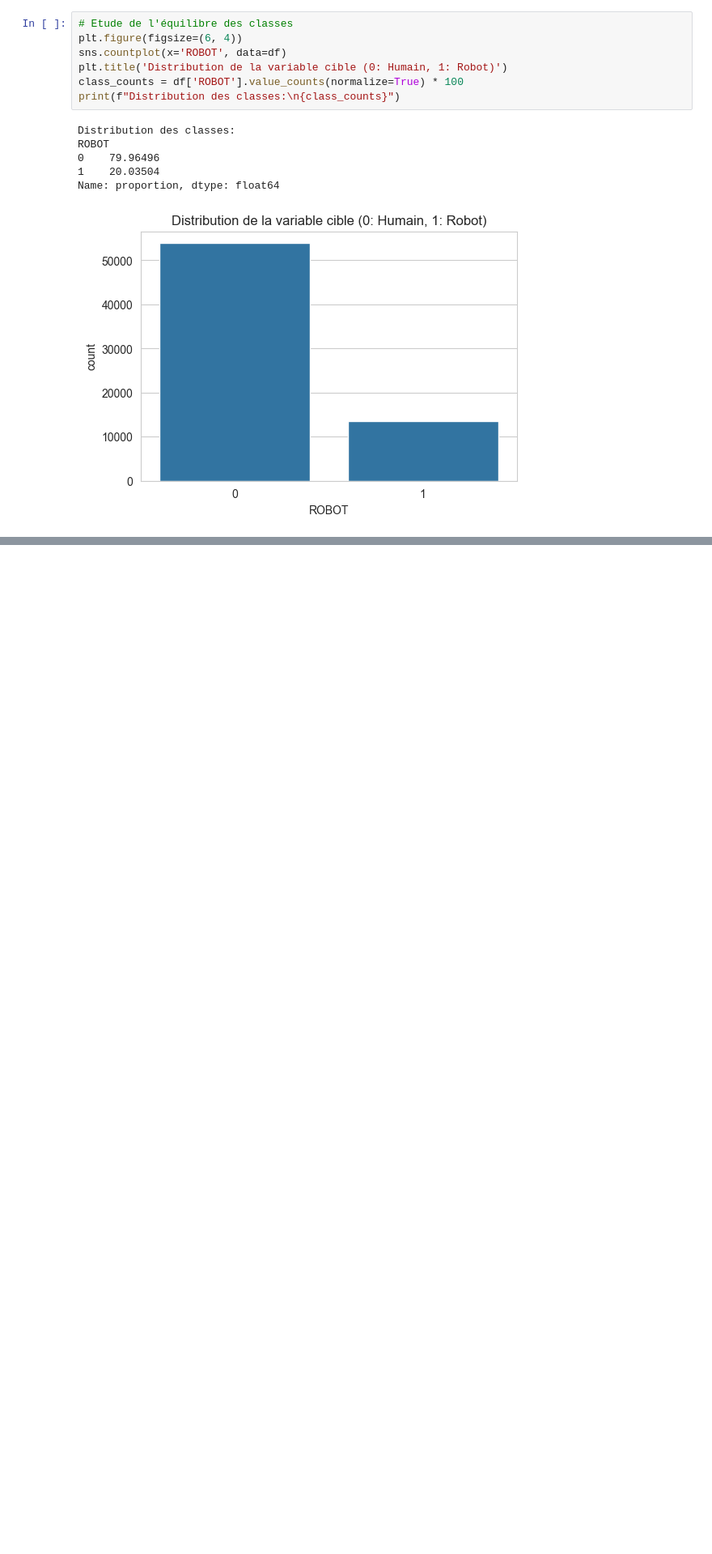
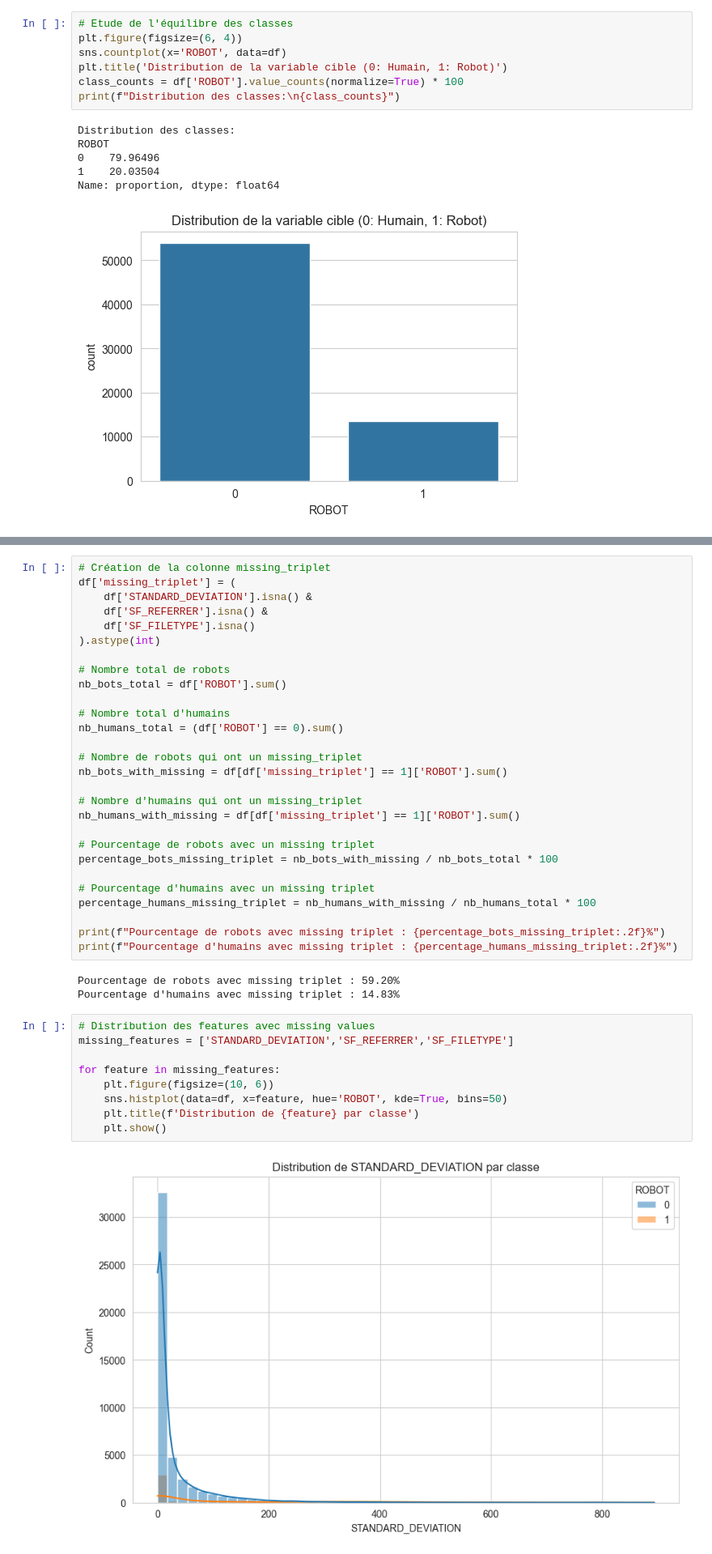
Before and after one commit to AlbinMorisseau/bot-detection, a Jupyter notebook: notebooks/EDA.ipynb, the cells around one changed output, grey strips where cells are left out. Shown at 81% size. Drawn from its saved outputs; the diff is of its cells as text; blank space fills up the shorter version.

```diff
--- a/notebooks/EDA.ipynb
+++ b/notebooks/EDA.ipynb
@@ -108,0 +139,42 @@ ValueError: could not convert string to float: 'obSnwGoBCue8G08E_WCX'
+# %%
+# Création de la colonne missing_triplet
+df['missing_triplet'] = (
+    df['STANDARD_DEVIATION'].isna() &
+    df['SF_REFERRER'].isna() &
+    df['SF_FILETYPE'].isna()
+).astype(int)
+
+# Nombre total de robots
+nb_bots_total = df['ROBOT'].sum()
+
+# Nombre total d'humains
+nb_humans_total = (df['ROBOT'] == 0).sum()
+
+# Nombre de robots qui ont un missing_triplet
+nb_bots_with_missing = df[df['missing_triplet'] == 1]['ROBOT'].sum()
+
+# Nombre d'humains qui ont un missing_triplet
+nb_humans_with_missing = df[df['missing_triplet'] == 1]['ROBOT'].sum()
+
+# Pourcentage de robots avec un missing triplet
+percentage_bots_missing_triplet = nb_bots_with_missing / nb_bots_total * 100
+
+# Pourcentage d'humains avec un missing triplet
+percentage_humans_missing_triplet = nb_humans_with_missing / nb_humans_total * 100
+
+print(f"Pourcentage de robots avec missing triplet : {percentage_bots_missing_triplet:.2f}%")
+print(f"Pourcentage d'humains avec missing triplet : {percentage_humans_missing_triplet:.2f}%")
+# %% [output]
+Pourcentage de robots avec missing triplet : 59.20%
+Pourcentage d'humains avec missing triplet : 14.83%
+# %%
+# Distribution des features avec missing values
+missing_features = ['STANDARD_DEVIATION','SF_REFERRER','SF_FILETYPE']
+
+for feature in missing_features:
+    plt.figure(figsize=(10, 6))
+    sns.histplot(data=df, x=feature, hue='ROBOT', kde=True, bins=50)
+    plt.title(f'Distribution de {feature} par classe')
+    plt.show()
+# %% [output]
+[figure, added]
```
Also changed, not shown: parts of 9 cells of this notebook, 2 other files.
